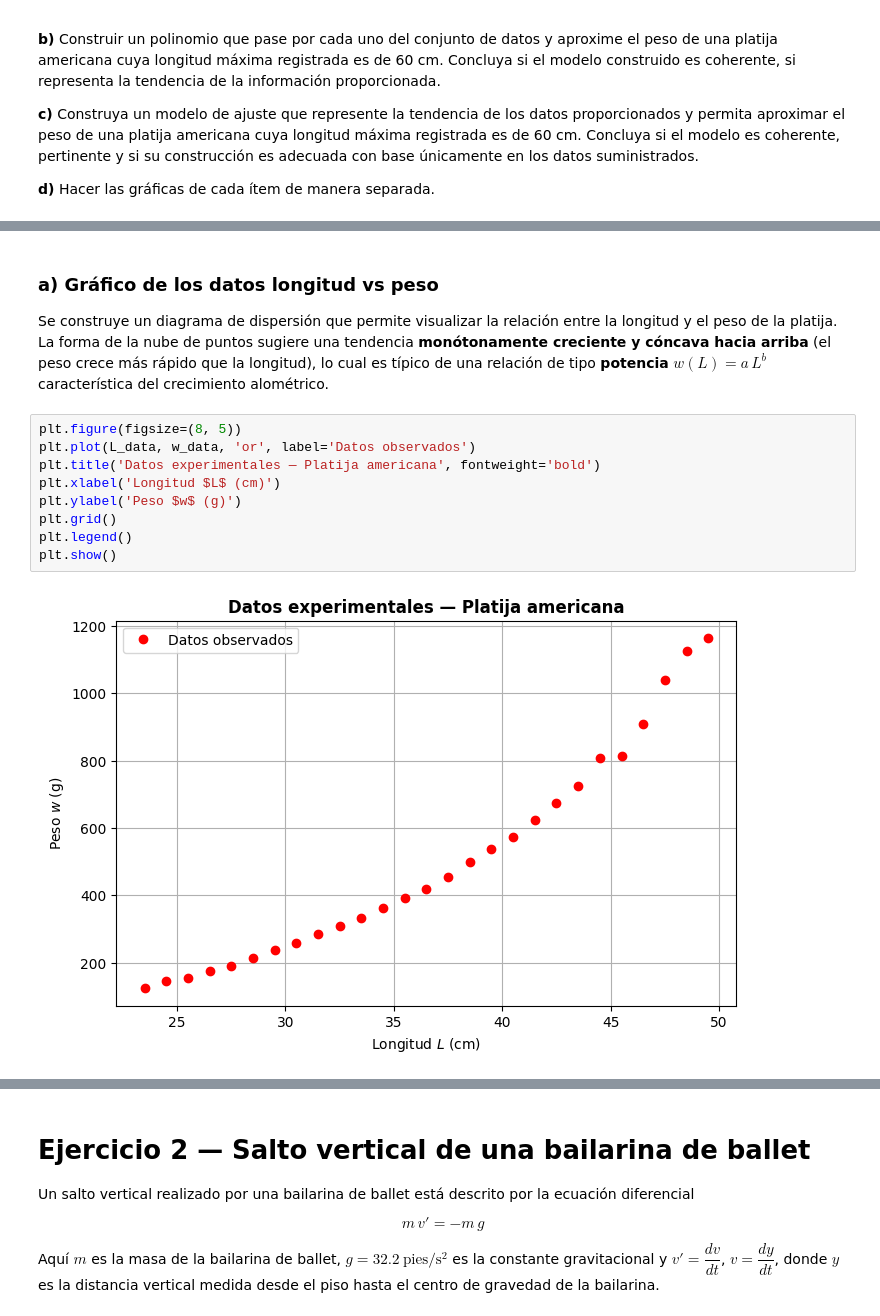
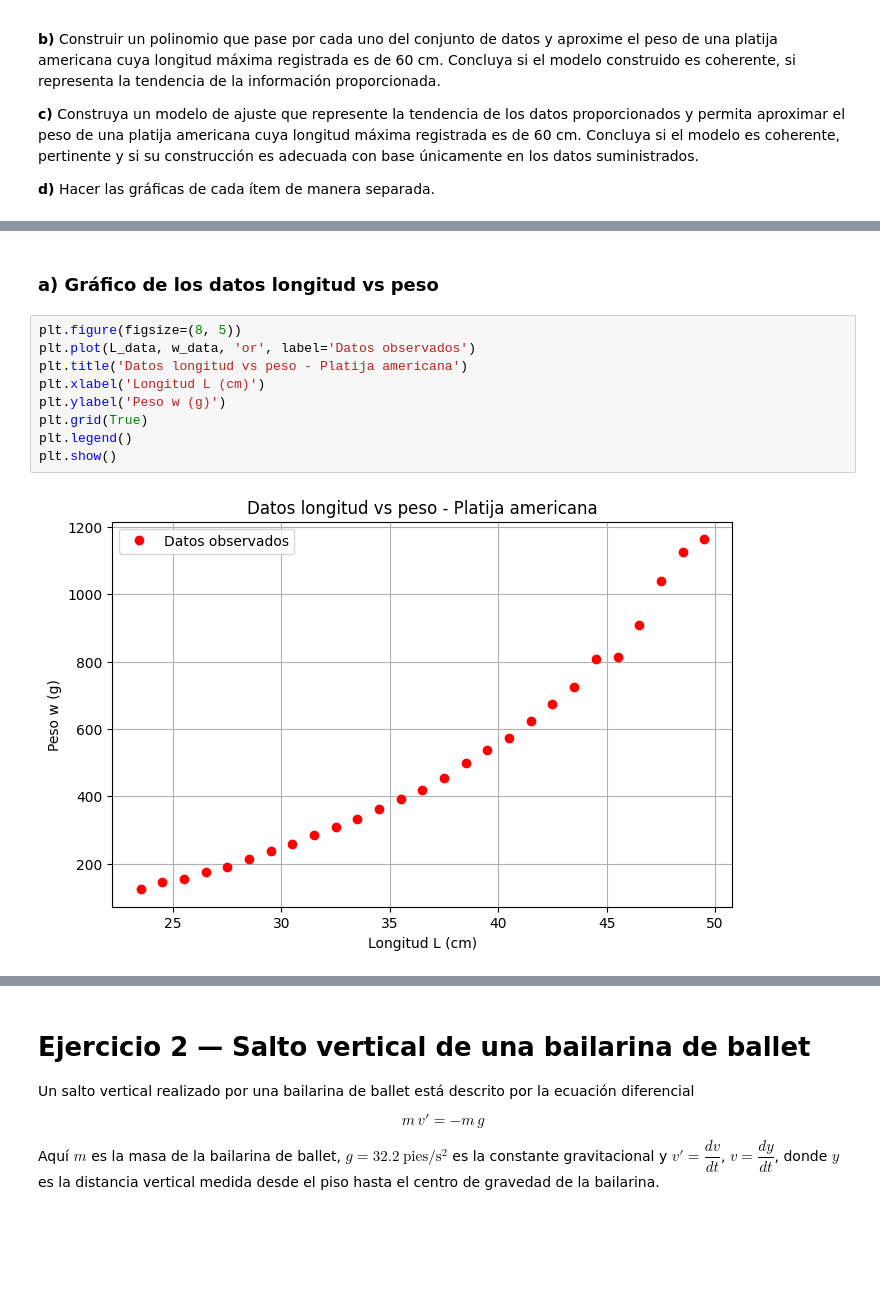
Before and after one commit to CodeNomad-01/AnalisisNumerico, a Jupyter notebook: taller2/Taller_2.ipynb, the cells around one changed output, grey strips where cells are left out. Drawn from its saved outputs; the diff is of its cells as text; blank space fills up the shorter version.

Commit message:
correcion punto 1

```diff
--- a/taller2/Taller_2.ipynb
+++ b/taller2/Taller_2.ipynb
@@ -95,17 +63,15 @@ Rango de pesos:      [124, 1163] g
 # %% [markdown]
 ### a) Gráfico de los datos longitud vs peso
-
-Se construye un diagrama de dispersión que permite visualizar la relación entre la longitud y el peso de la platija. La forma de la nube de puntos sugiere una tendencia **monótonamente creciente y cóncava hacia arriba** (el peso crece más rápido que la longitud), lo cual es típico de una relación de tipo **potencia** $w(L) = a\,L^{b}$ característica del crecimiento alométrico.
 # %%
 plt.figure(figsize=(8, 5))
 plt.plot(L_data, w_data, 'or', label='Datos observados')
-plt.title('Datos experimentales — Platija americana', fontweight='bold')
-plt.xlabel('Longitud $L$ (cm)')
-plt.ylabel('Peso $w$ (g)')
-plt.grid()
+plt.title('Datos longitud vs peso - Platija americana')
+plt.xlabel('Longitud L (cm)')
+plt.ylabel('Peso w (g)')
+plt.grid(True)
 plt.legend()
 plt.show()
 # %% [output]
-[figure, old version]
+[figure, new version]
 # %% [markdown]
 ### b) Polinomio interpolante que pasa por todos los puntos
```
Also changed, not shown: parts of 18 cells of this notebook.
